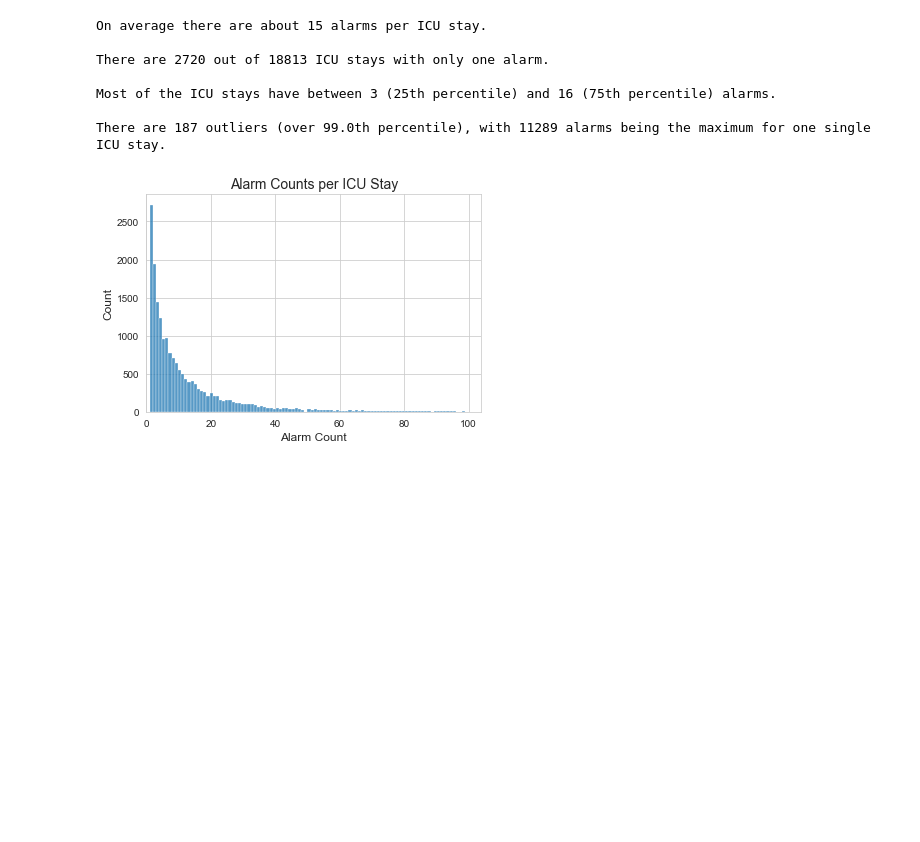
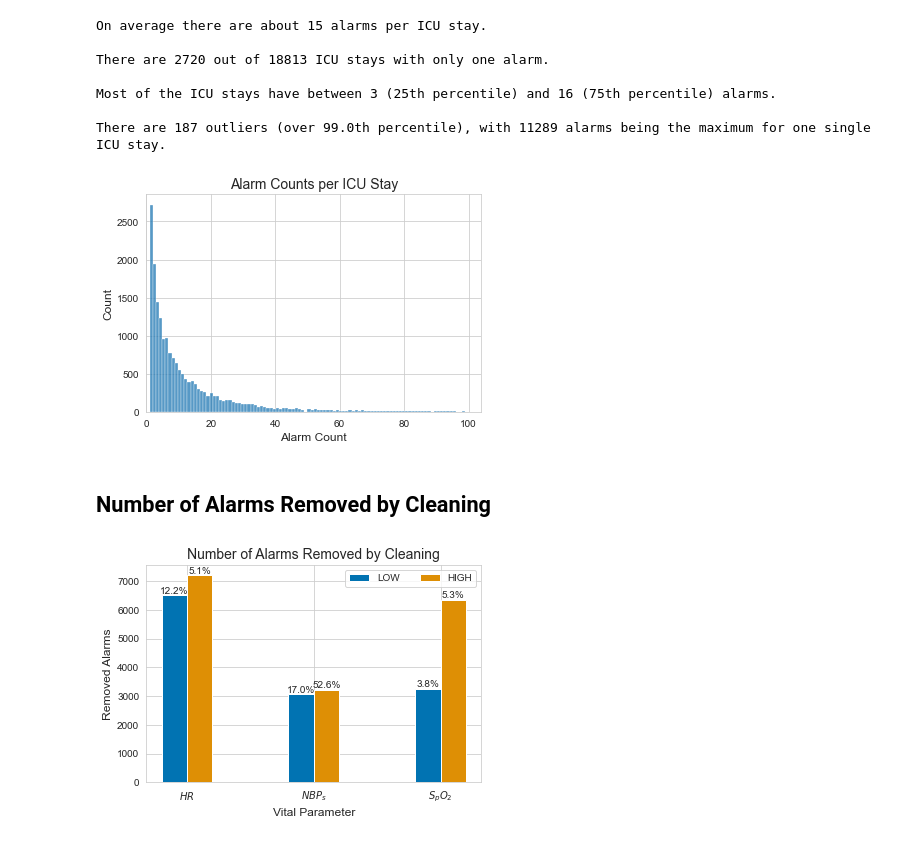
Before and after one commit to denise97/dhl2021, a Jupyter notebook: paper_visualizations/alarm_counts.ipynb, the cells around one changed output. Saved outputs shown, nothing was run; the diff lists cells and outputs as text; code cells hidden in the pictures; blank space fills up the shorter version.

Commit message:
Add plot with number of removed alarms for paper

```diff
--- a/paper_visualizations/alarm_counts.ipynb
+++ b/paper_visualizations/alarm_counts.ipynb
@@ -120,3 +120,78 @@ Most of the ICU stays have between 3 (25th percentile) and 16 (75th percentile)
 
 There are 187 outliers (over 99.0th percentile), with 11289 alarms being the maximum for one single ICU stay.
 [figure]
+# %% [markdown]
+## Number of Alarms Removed by Cleaning
+# %%
+import matplotlib.pyplot as plt
+import numpy as np
+import pandas as pd
+import seaborn as sns
+
+# Read alarm data
+alarm_data_original = pd.read_csv('../../data/alarms/alarm_violations.csv')
+alarm_data_clean = pd.read_csv('../../data/alarms/alarm_data.csv')
+
+# Add column for label of ITEMID
+for alarm_data in [alarm_data_original, alarm_data_clean]:
+    alarm_data.insert(loc=len(alarm_data.columns), column='ITEMID_LABEL', value=np.nan)
+    alarm_data.loc[alarm_data['ITEMID'] == 220045, 'ITEMID_LABEL'] = '$HR$'
+    alarm_data.loc[alarm_data['ITEMID'] == 220179, 'ITEMID_LABEL'] = '$NBP_s$'
+    alarm_data.loc[alarm_data['ITEMID'] == 220277, 'ITEMID_LABEL'] = '$S_pO_2$'
+
+# Prepare plot data with original alarms
+plotdata_original = alarm_data_original\
+    .groupby(['ITEMID_LABEL', 'THRESHOLD_TYPE'])\
+    .size()\
+    .reset_index(name='ALARMS_ORIGINAL')
+
+# Prepare plot data with cleaned alarms
+plotdata_clean = alarm_data_clean\
+    .groupby(['ITEMID_LABEL', 'THRESHOLD_TYPE'])\
+    .size()\
+    .reset_index(name='ALARMS_CLEAN')
+
+# Merge dataframes and add columns (y-value and bar info)
+plotdata = pd.merge(plotdata_original, plotdata_clean, on=['ITEMID_LABEL', 'THRESHOLD_TYPE'])
+plotdata['ALARMS_REMOVED'] = plotdata['ALARMS_ORIGINAL'] - plotdata['ALARMS_CLEAN']
+plotdata['PERCENT_REMOVED'] = (plotdata['ALARMS_REMOVED'] * 100) / plotdata['ALARMS_ORIGINAL']
+
+# Actual plot
+sns.set_style('whitegrid')
+fig, ax = plt.subplots(1, figsize=(6, 4))
+x_tick_labels = list(plotdata['ITEMID_LABEL'].unique())
+x_pos = np.arange(len(x_tick_labels))
+low_bar = plt.bar(x_pos - 0.1, plotdata[plotdata['THRESHOLD_TYPE'] == 'LOW'].ALARMS_REMOVED, width=0.2, color=sns.color_palette('colorblind')[0])
+high_bar = plt.bar(x_pos + 0.1, plotdata[plotdata['THRESHOLD_TYPE'] == 'HIGH'].ALARMS_REMOVED, width=0.2, color=sns.color_palette('colorblind')[1])
+
+# Add percentages above the bars
+for i, rect in enumerate(low_bar + high_bar):
+    height = rect.get_height()
+    percentage = round(plotdata.PERCENT_REMOVED[i], 1)
+    plt.text(rect.get_x() + rect.get_width() / 2.0, height, f'{percentage}%', ha='center', va='bottom')
+
+# Add title, labels and legend
+plt.title('Number of Alarms Removed by Cleaning', fontsize=14)
+plt.xlabel('Vital Parameter', fontsize=12)
+plt.ylabel('Removed Alarms', fontsize=12)
+plt.xticks(x_pos, x_tick_labels)
+plt.legend(['LOW', 'HIGH'], loc='upper right', ncol=2)
+
+# Show and save plot
+plt.show()
+#fig.savefig('../../plots/paper_alarms_removed.pdf')
+
+# Plot actual numbers and overall percentages
+print(plotdata)
+
+orig_sum_high = plotdata[plotdata['THRESHOLD_TYPE'] == 'HIGH'].ALARMS_ORIGINAL.sum()
+removed_sum_high = plotdata[plotdata['THRESHOLD_TYPE'] == 'HIGH'].ALARMS_REMOVED.sum()
+percent_removed_high = (removed_sum_high * 100) / orig_sum_high
+print(f'Percentage removed of all HIGH alarms: {percent_removed_high}')
+
+orig_sum_low = plotdata[plotdata['THRESHOLD_TYPE'] == 'LOW'].ALARMS_ORIGINAL.sum()
+removed_sum_low = plotdata[plotdata['THRESHOLD_TYPE'] == 'LOW'].ALARMS_REMOVED.sum()
+percent_removed_low = (removed_sum_low * 100) / orig_sum_low
+print(f'Percentage removed of all LOW alarms: {percent_removed_low}')
+# %% [output]
+[figure, added]
```
Also changed, not shown: parts of 4 cells of this notebook, 1 other file.
